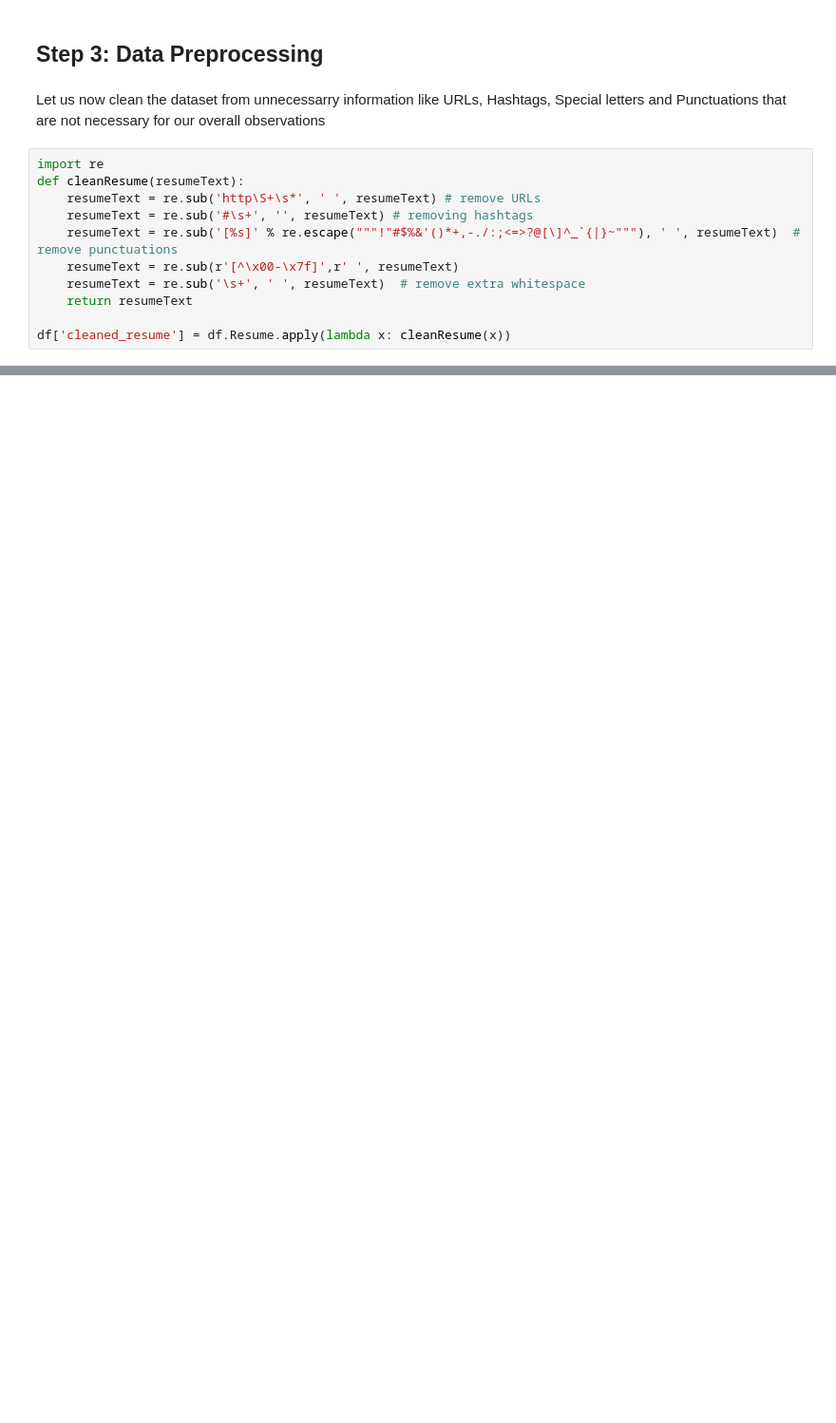
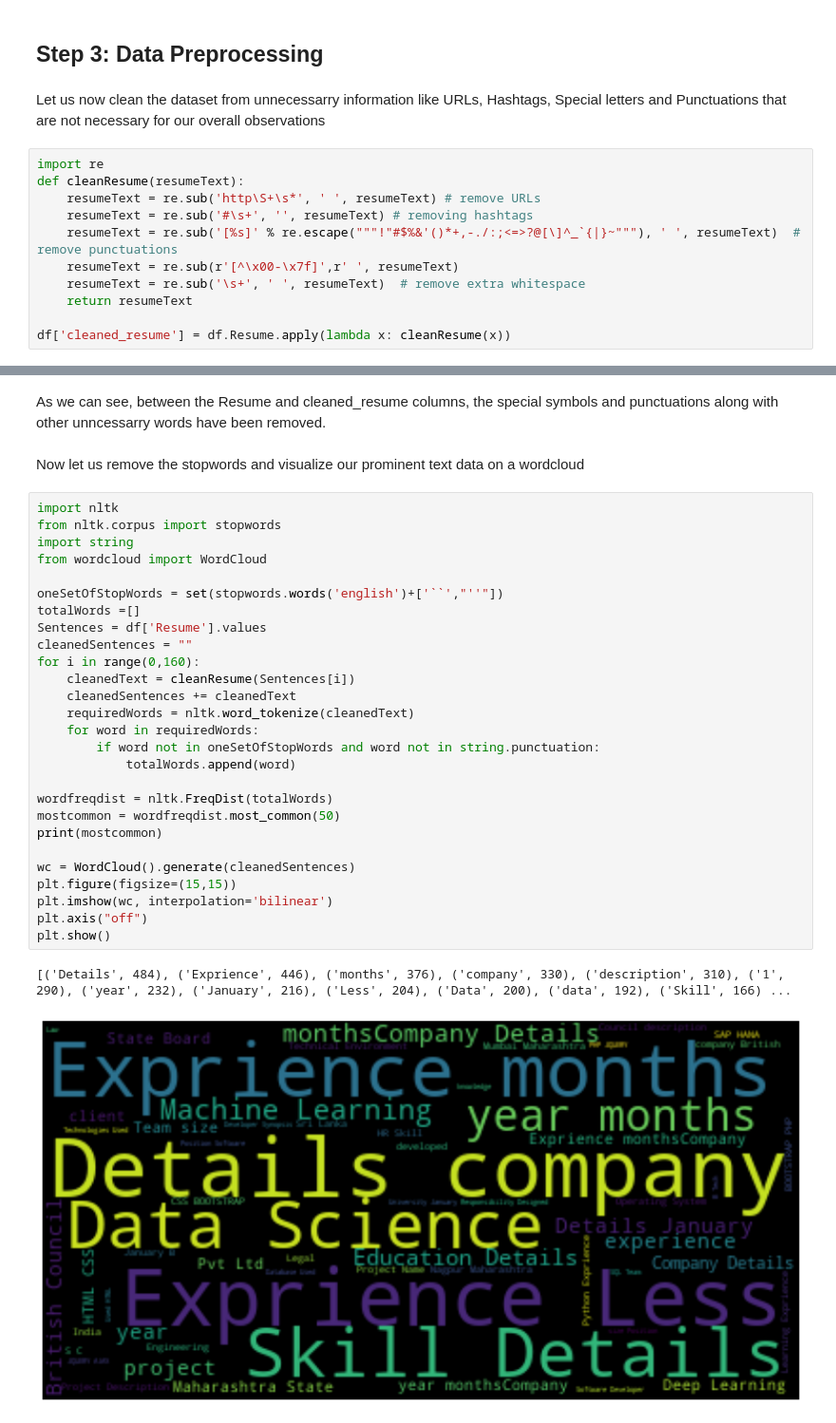
Before and after one commit to vxhl/ML-Projects-in-Data-Science, a Jupyter notebook: Resume Screening Project/resume_screening.ipynb, the cells around one changed output, grey strips where cells are left out. Shown at 95% size. Saved outputs shown, nothing was run; the diff lists cells and outputs as text; blank space fills up the shorter version.

```diff
--- a/Resume Screening Project/resume_screening.ipynb
+++ b/Resume Screening Project/resume_screening.ipynb
@@ -113,0 +130,34 @@ df['cleaned_resume'] = df.Resume.apply(lambda x: cleanResume(x))
+# %% [markdown]
+As we can see, between the Resume and cleaned_resume columns, the special symbols and punctuations along with other unncessarry words have been removed.
+# %% [markdown]
+Now let us remove the stopwords and visualize our prominent text data on a wordcloud
+# %%
+import nltk
+from nltk.corpus import stopwords
+import string
+from wordcloud import WordCloud
+
+oneSetOfStopWords = set(stopwords.words('english')+['``',"''"])
+totalWords =[]
+Sentences = df['Resume'].values
+cleanedSentences = ""
+for i in range(0,160):
+    cleanedText = cleanResume(Sentences[i])
+    cleanedSentences += cleanedText
+    requiredWords = nltk.word_tokenize(cleanedText)
+    for word in requiredWords:
+        if word not in oneSetOfStopWords and word not in string.punctuation:
+            totalWords.append(word)
+
+wordfreqdist = nltk.FreqDist(totalWords)
+mostcommon = wordfreqdist.most_common(50)
+print(mostcommon)
+
+wc = WordCloud().generate(cleanedSentences)
+plt.figure(figsize=(15,15))
+plt.imshow(wc, interpolation='bilinear')
+plt.axis("off")
+plt.show()
+# %% [output]
+[('Details', 484), ('Exprience', 446), ('months', 376), ('company', 330), ('description', 310), ('1', 290), ('year', 232), ('January', 216), ('Less', 204), ('Data', 200), ('data', 192), ('Skill', 166) ...
+[figure, added]
```
Also changed, not shown: parts of 13 cells of this notebook.
